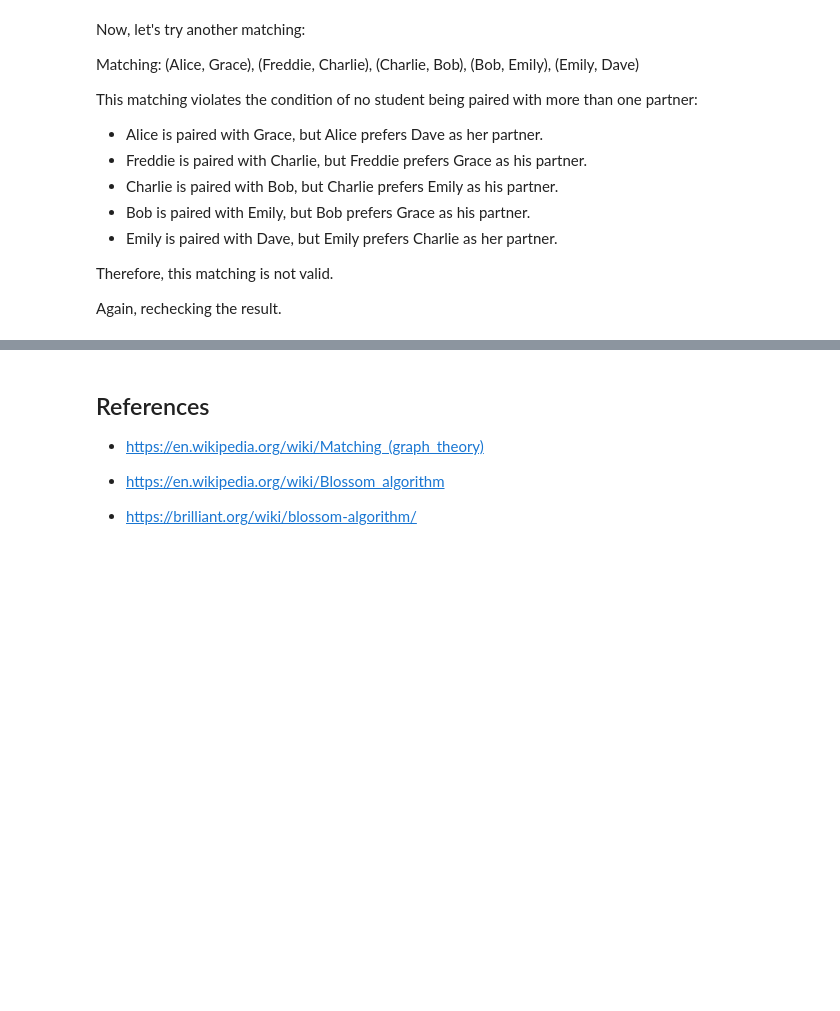
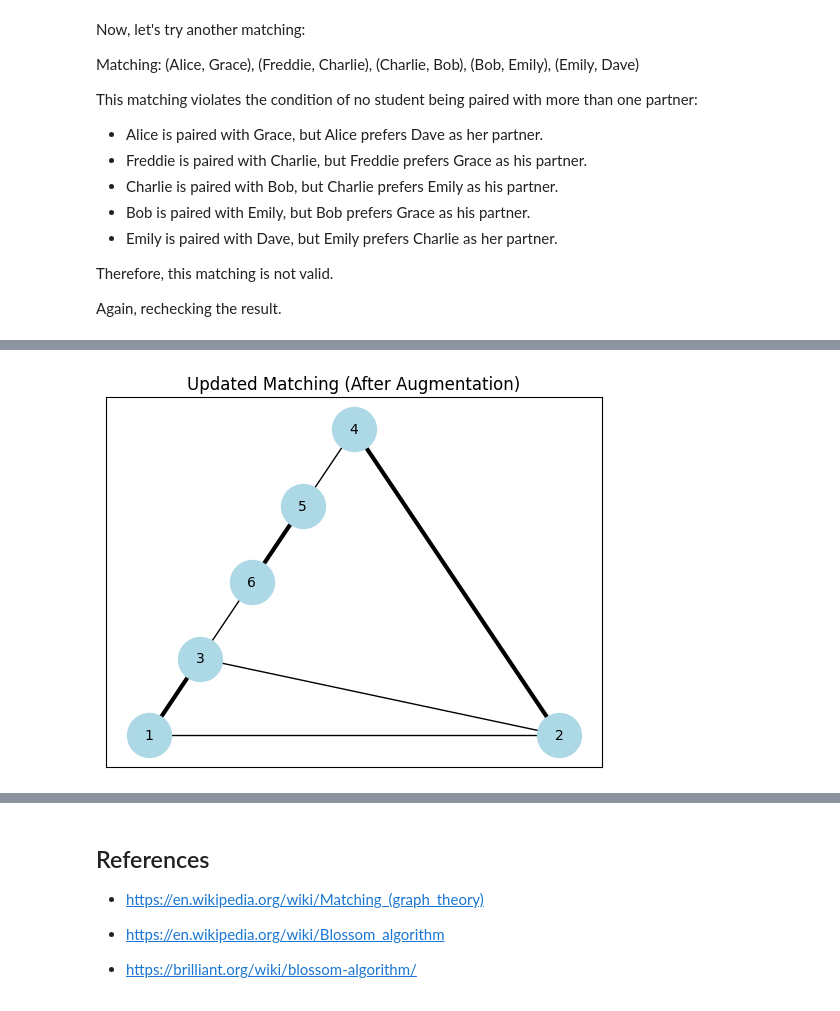
Before and after one commit to padath314/NetworkX-contribution, a Jupyter notebook: GraphMatching.ipynb, the cells around one changed output, grey strips where cells are left out. Saved outputs shown, nothing was run; the diff lists cells and outputs as text; code cells hidden in the pictures; blank space fills up the shorter version.

```diff
--- a/GraphMatching.ipynb
+++ b/GraphMatching.ipynb
@@ -261,0 +191,22 @@ plt.show()
+# %%
+# code that does augmentation in the above graph
+
+new_matching = list(non_maximal_matching)
+
+for edge in augmenting_path:
+  if edge not in non_maximal_matching:
+    new_matching.append(edge)
+  else:
+    new_matching.remove(edge)
+
+# Create a new graph for the updated matching
+updated_matching_graph = nx.Graph()
+updated_matching_graph.add_edges_from(new_matching)
+
+# Visualize the updated matching
+nx.draw_networkx(H, pos, with_labels=True, node_color='lightblue', node_size=1000, font_size=10)
+nx.draw_networkx_edges(updated_matching_graph, pos, width=3)
+plt.title("Updated Matching (After Augmentation)")
+plt.show()
+# %% [output]
+[figure, added]
```
Also changed, not shown: parts of 47 cells of this notebook.
